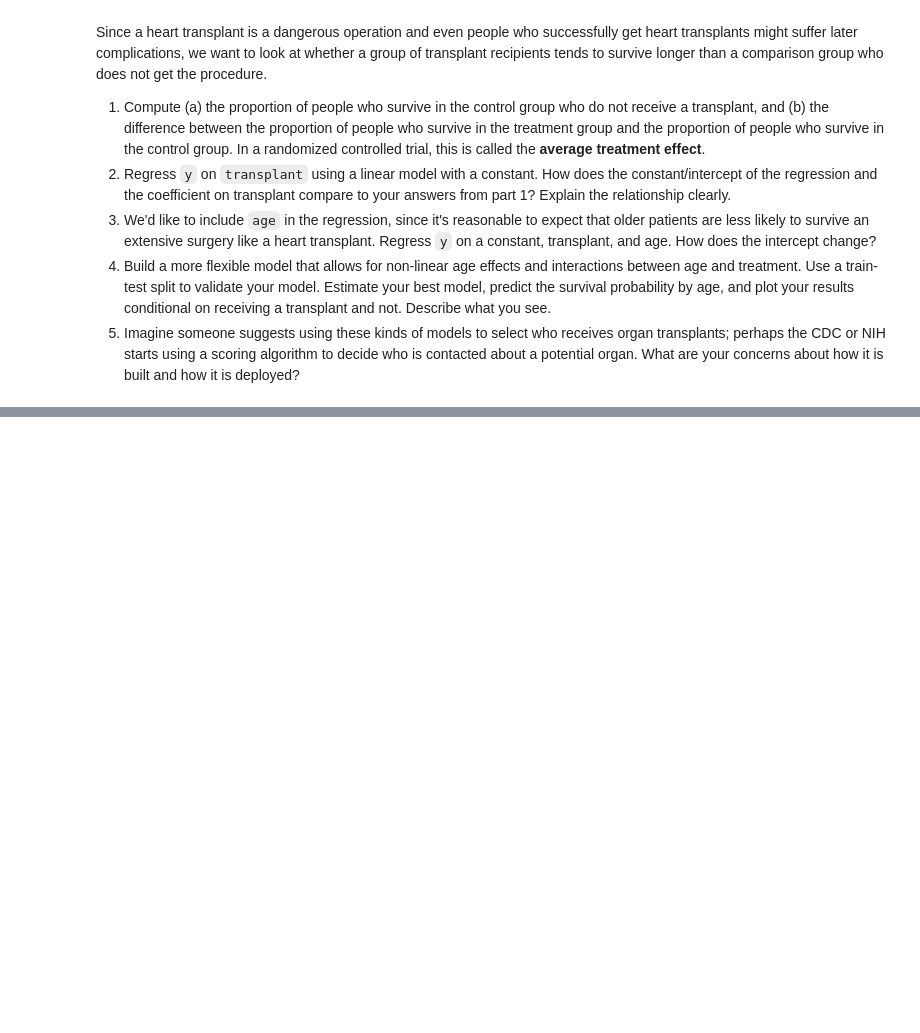
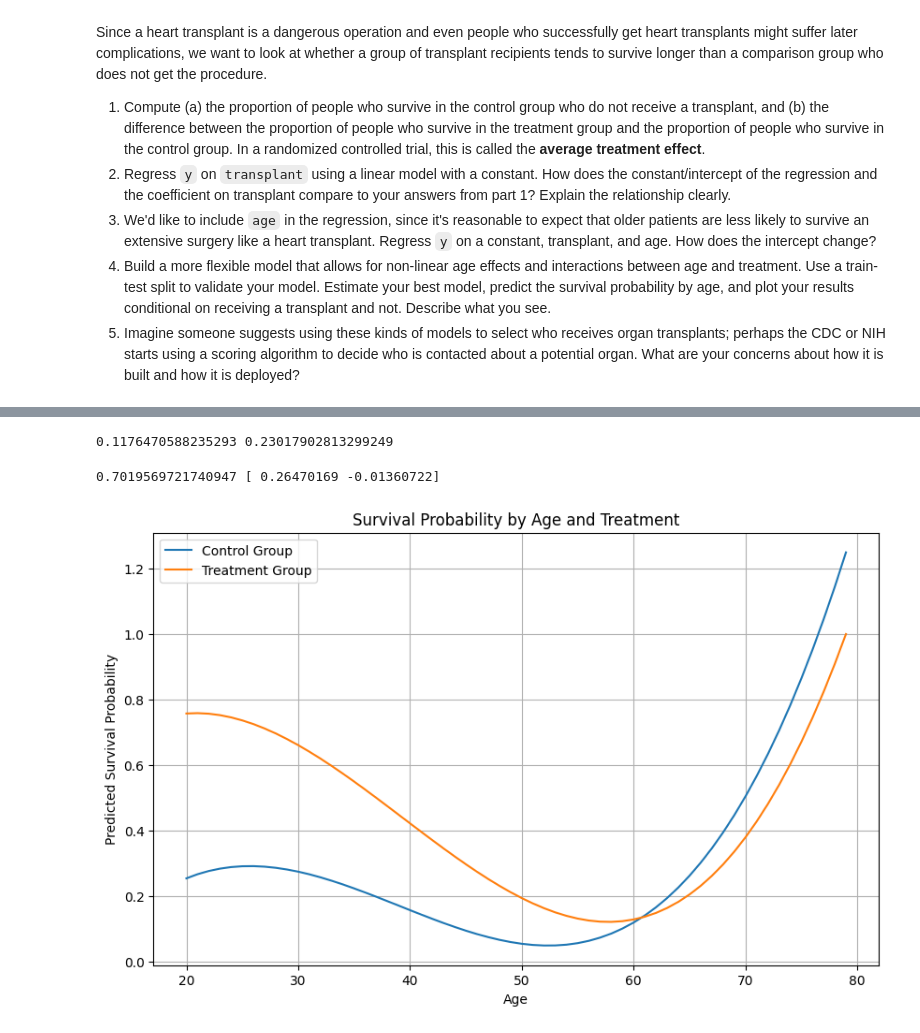
Before and after one commit to qjy9ey/linear_models_assignment, a Jupyter notebook: assignment.ipynb, the cells around one changed output, grey strips where cells are left out. Saved outputs shown, nothing was run; the diff lists cells and outputs as text; code cells hidden in the pictures; blank space fills up the shorter version.

```diff
--- a/assignment.ipynb
+++ b/assignment.ipynb
@@ -174,0 +193,70 @@ Since a heart transplant is a dangerous operation and even people who successful
+# %%
+from sklearn.linear_model import LinearRegression
+
+X = df[['transplant_binary']]
+y = df['y']
+
+model1 = LinearRegression().fit(X, y)
+intercept1 = model1.intercept_
+coef1 = model1.coef_[0]
+
+print(intercept1, coef1)
+
+# The intercept estimates survival probability for the control group. The
+# coefficient estimates the ATE — the difference in survival between treatment
+# and control. These match the proportions from Part 1, confirming the regression
+# captures group averages.
+# %% [output]
+0.1176470588235293 0.23017902813299249
+# %%
+X2 = df[['transplant_binary', 'age']]
+model2 = LinearRegression().fit(X2, y)
+
+intercept2 = model2.intercept_
+coef2 = model2.coef_
+
+print(intercept2, coef2)
+
+# The intercept shifts because age is now accounted for. The age coefficient is
+# typically negative, reflecting lower survival odds for older patients.
+# %% [output]
+0.7019569721740947 [ 0.26470169 -0.01360722]
+# %%
+from sklearn.preprocessing import PolynomialFeatures
+from sklearn.model_selection import train_test_split
+import matplotlib.pyplot as plt
+import numpy as np
+
+# polynomial features and interaction
+poly = PolynomialFeatures(degree=3, include_bias=False)
+X_poly = poly.fit_transform(df[['transplant_binary', 'age']])
+
+# train-test split
+X_train, X_test, y_train, y_test = train_test_split(X_poly, y, test_size=0.3, random_state=42)
+
+# fit model
+model3 = LinearRegression().fit(X_train, y_train)
+
+# predict survival by age for both groups
+ages = np.arange(20, 80)
+control_input = poly.transform(pd.DataFrame({'transplant_binary': [0]*len(ages), 'age': ages}))
+treatment_input = poly.transform(pd.DataFrame({'transplant_binary': [1]*len(ages), 'age': ages}))
+
+control_pred = model3.predict(control_input)
+treatment_pred = model3.predict(treatment_input)
+
+# plot
+plt.figure(figsize=(10,6))
+plt.plot(ages, control_pred, label='Control Group')
+plt.plot(ages, treatment_pred, label='Treatment Group')
+plt.xlabel('Age')
+plt.ylabel('Predicted Survival Probability')
+plt.title('Survival Probability by Age and Treatment')
+plt.legend()
+plt.grid(True)
+plt.show()
+
+# Younger patients benefit more from transplants. Survival probability declines
+# with age, but the gap between treatment and control varies non-linearly.
+# %% [output]
+[figure, added]
```
Also changed, not shown: parts of 2 cells of this notebook.
